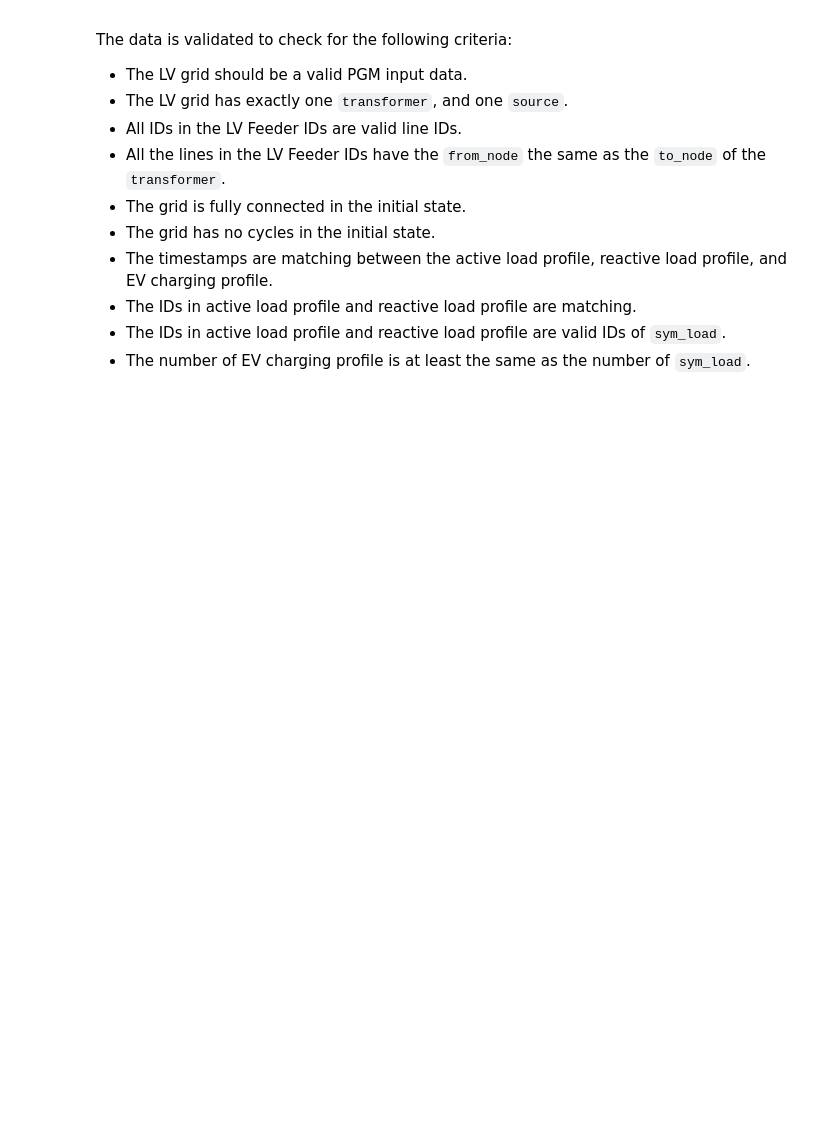
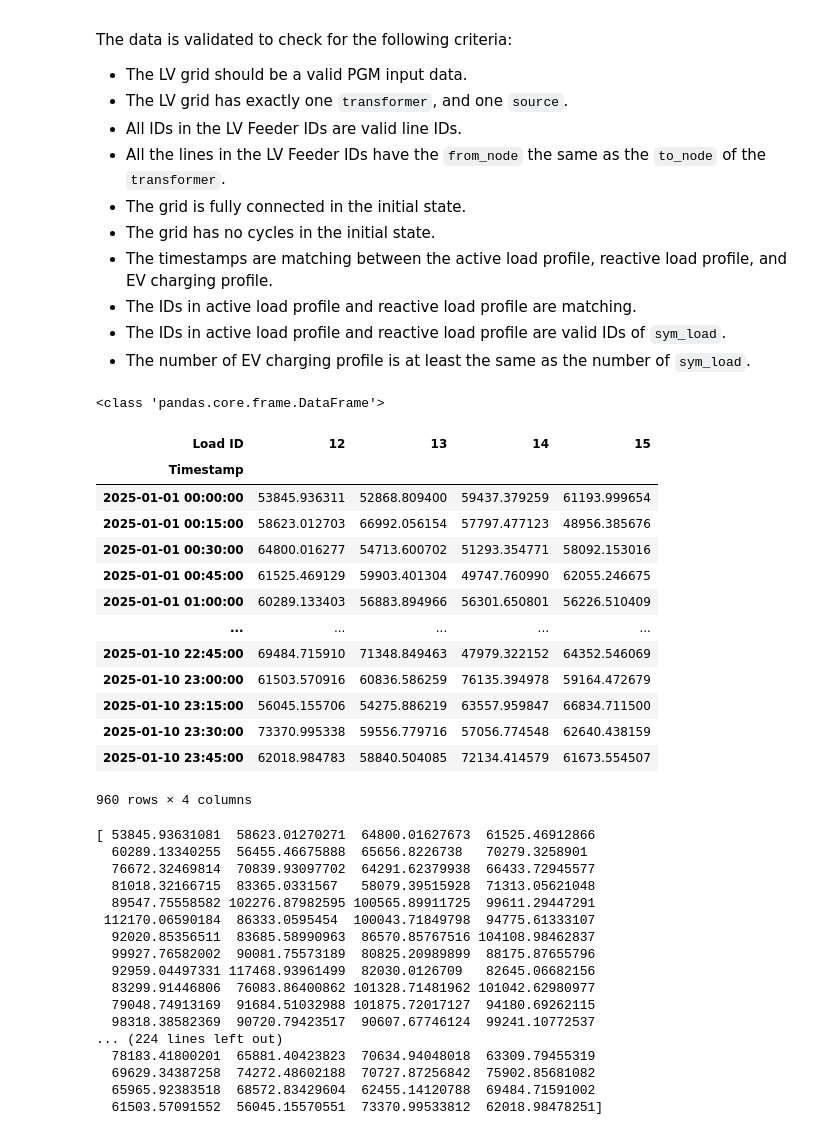
Before and after one commit to ACMason117/power-system-simulation-acdc, a Jupyter notebook: src/power_system_simulation/Final_presentation.ipynb, the cells around one changed output. Drawn from its saved outputs; the diff is of its cells as text; code cells hidden in the pictures; blank space fills up the shorter version.

```diff
--- a/src/power_system_simulation/Final_presentation.ipynb
+++ b/src/power_system_simulation/Final_presentation.ipynb
@@ -268,20 +343,23 @@ penetration_level = 0.80
 
 # Determine the file path relative to this script's location
 grid_data = json_deserialize_from_file("input_network_data_assign3.json")
-active_power_profile = pd.read_parquet("active_power_profile.parquet")
+active_power_profile = pd.read_parquet("active_power_profile_assign3.parquet")
 ev_active_power_profile = pd.read_parquet("ev_active_power_profile.parquet")
-reactive_power_profile = pd.read_parquet("reactive_power_profile.parquet")
+reactive_power_profile = pd.read_parquet("reactive_power_profile_assign3.parquet")
+
+
 
 EV_test = pss.PowerSim(grid_data=grid_data)
 
 # print(ev_active_power_profile.columns)
 
 
-# Randomly select houses for EV assignment within each feeder
-# These values should be given as an input from another file
-# Within a LV feeder, randomly select houses which will have EVs
-# For each selected house with EV, randomly select an EV charging profile to add to the sym_load of that house.
-# After assignment of EV profiles, run a time-series power flow as in Assignment 2, return the two aggregation tables.
+
+    # Randomly select houses for EV assignment within each feeder
+    # These values should be given as an input from another file
+    # Within a LV feeder, randomly select houses which will have EVs
+    # For each selected house with EV, randomly select an EV charging profile to add to the sym_load of that house.
+    # After assignment of EV profiles, run a time-series power flow as in Assignment 2, return the two aggregation tables.
 
 # edge_vertex_id_pairs = list(zip(grid_data["line"]["from_node"], grid_data["line"]["to_node"])) + list(
 #             zip(grid_data["transformer"]["from_node"], grid_data["transformer"]["to_node"])
@@ -336,3 +414,43 @@ EV_test = pss.PowerSim(grid_data=grid_data)
 #                 if ev_assignment_counter >= evs_per_feeder:
 #                     break  # Stop further processing of lines once we've assigned enough EV profiles
 #         '''
+# %%
+print(type(active_power_profile))
+display(active_power_profile)
+
+load_id_ev = 12
+
+# print(active_power_profile[12].values)
+# %% [output]
+<class 'pandas.core.frame.DataFrame'>
+| Load ID | 12 | 13 | 14 | 15 |
+| Timestamp |  |  |  |  |
+| 2025-01-01 00:00:00 | 53845.936311 | 52868.809400 | 59437.379259 | 61193.999654 |
+| 2025-01-01 00:15:00 | 58623.012703 | 66992.056154 | 57797.477123 | 48956.385676 |
+| 2025-01-01 00:30:00 | 64800.016277 | 54713.600702 | 51293.354771 | 58092.153016 |
+| 2025-01-01 00:45:00 | 61525.469129 | 59903.401304 | 49747.760990 | 62055.246675 |
+| 2025-01-01 01:00:00 | 60289.133403 | 56883.894966 | 56301.650801 | 56226.510409 |
+| ... | ... | ... | ... | ... |
+| 2025-01-10 22:45:00 | 69484.715910 | 71348.849463 | 47979.322152 | 64352.546069 |
+| 2025-01-10 23:00:00 | 61503.570916 | 60836.586259 | 76135.394978 | 59164.472679 |
+| 2025-01-10 23:15:00 | 56045.155706 | 54275.886219 | 63557.959847 | 66834.711500 |
+| 2025-01-10 23:30:00 | 73370.995338 | 59556.779716 | 57056.774548 | 62640.438159 |
+| 2025-01-10 23:45:00 | 62018.984783 | 58840.504085 | 72134.414579 | 61673.554507 |
+960 rows × 4 columns
+[ 53845.93631081  58623.01270271  64800.01627673  61525.46912866
+  60289.13340255  56455.46675888  65656.8226738   70279.3258901
+  76672.32469814  70839.93097702  64291.62379938  66433.72945577
+  81018.32166715  83365.0331567   58079.39515928  71313.05621048
+  89547.75558582 102276.87982595 100565.89911725  99611.29447291
+ 112170.06590184  86333.0595454  100043.71849798  94775.61333107
+  92020.85356511  83685.58990963  86570.85767516 104108.98462837
+  99927.76582002  90081.75573189  80825.20989899  88175.87655796
+  92959.04497331 117468.93961499  82030.0126709   82645.06682156
+  83299.91446806  76083.86400862 101328.71481962 101042.62980977
+  79048.74913169  91684.51032988 101875.72017127  94180.69262115
+  98318.38582369  90720.79423517  90607.67746124  99241.10772537
+... (224 lines left out)
+  78183.41800201  65881.40423823  70634.94048018  63309.79455319
+  69629.34387258  74272.48602188  70727.87256842  75902.85681082
+  65965.92383518  68572.83429604  62455.14120788  69484.71591002
+  61503.57091552  56045.15570551  73370.99533812  62018.98478251]
```
Also changed, not shown: parts of 13 cells of this notebook, 1 other file.
